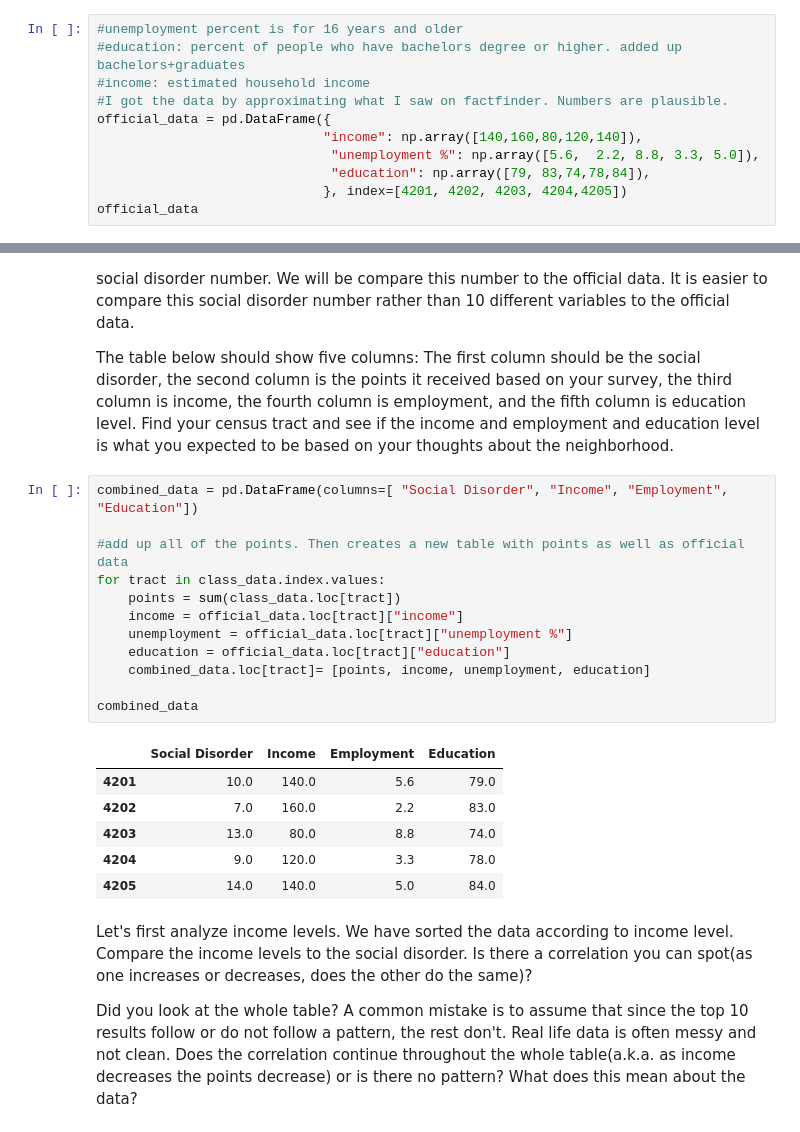
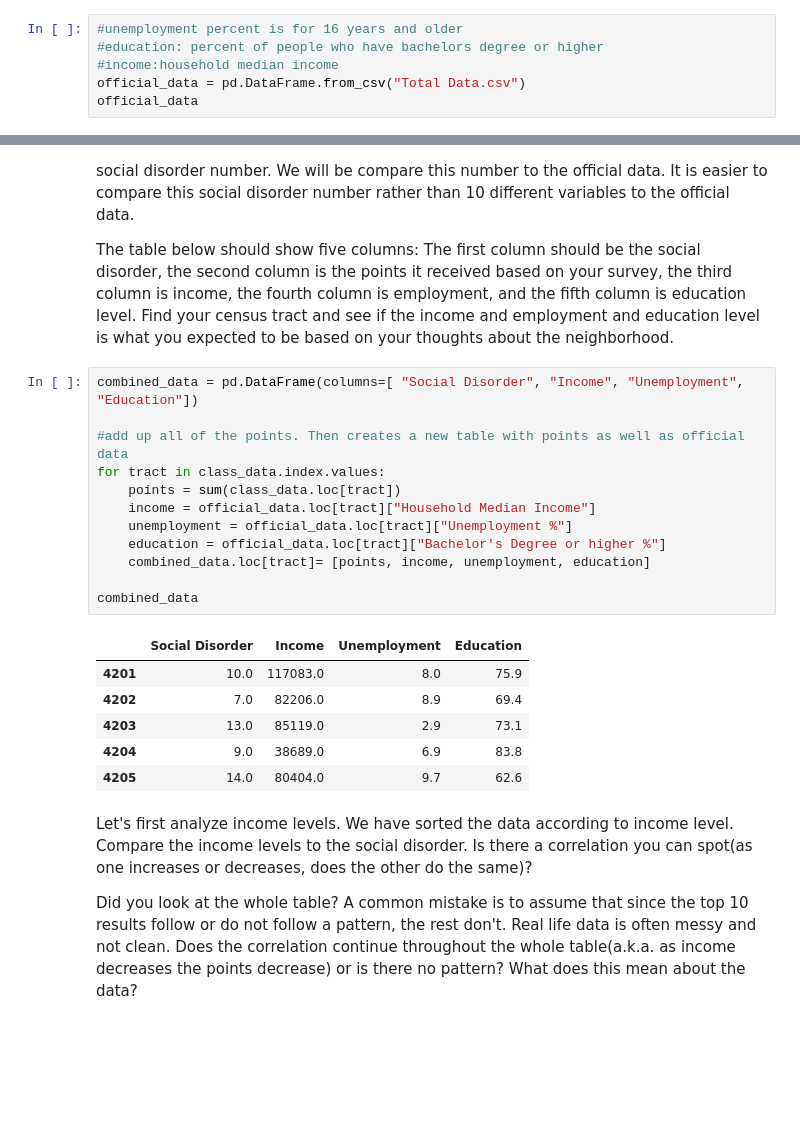
Before and after one commit to ds-modules/SOC-130AC, a Jupyter notebook: SOC+130AC.ipynb, the cells around one changed output, grey strips where cells are left out. Cells and saved outputs as stored; diff of their text form; blank space fills up the shorter version.

```diff
--- a/SOC+130AC.ipynb
+++ b/SOC+130AC.ipynb
@@ -100,13 +108,8 @@ class_data = pd.DataFrame({
 This is the data from American FactFinder.
 # %%
 #unemployment percent is for 16 years and older
-#education: percent of people who have bachelors degree or higher. added up bachelors+graduates
-#income: estimated household income
-#I got the data by approximating what I saw on factfinder. Numbers are plausible.
-official_data = pd.DataFrame({
-                             "income": np.array([140,160,80,120,140]),
-                              "unemployment %": np.array([5.6,  2.2, 8.8, 3.3, 5.0]),
-                              "education": np.array([79, 83,74,78,84]),
-                             }, index=[4201, 4202, 4203, 4204,4205])
+#education: percent of people who have bachelors degree or higher
+#income:household median income
+official_data = pd.DataFrame.from_csv("Total Data.csv")
 official_data
 # %% [output]
@@ -121,24 +136,24 @@ Let's analyze the class_data. If the number under the category is higher, it rep
 
 The table below should show five columns: The first column should be the social disorder, the second column is the points it received based on your survey, the third column is income, the fourth column is employment, and the fifth column is education level. Find your census tract and see if the income and employment and education level is what you expected to be based on your thoughts about the neighborhood.
 # %%
-combined_data = pd.DataFrame(columns=[ "Social Disorder", "Income", "Employment", "Education"])
+combined_data = pd.DataFrame(columns=[ "Social Disorder", "Income", "Unemployment", "Education"])
 
 #add up all of the points. Then creates a new table with points as well as official data
 for tract in class_data.index.values:
     points = sum(class_data.loc[tract])
-    income = official_data.loc[tract]["income"]
-    unemployment = official_data.loc[tract]["unemployment %"]
-    education = official_data.loc[tract]["education"]
+    income = official_data.loc[tract]["Household Median Income"]
+    unemployment = official_data.loc[tract]["Unemployment %"]
+    education = official_data.loc[tract]["Bachelor's Degree or higher %"]
     combined_data.loc[tract]= [points, income, unemployment, education]
 
 combined_data
 # %% [output]
-|  | Social Disorder | Income | Employment | Education |
-| 4201 | 10.0 | 140.0 | 5.6 | 79.0 |
-| 4202 | 7.0 | 160.0 | 2.2 | 83.0 |
-| 4203 | 13.0 | 80.0 | 8.8 | 74.0 |
-| 4204 | 9.0 | 120.0 | 3.3 | 78.0 |
-| 4205 | 14.0 | 140.0 | 5.0 | 84.0 |
+|  | Social Disorder | Income | Unemployment | Education |
+| 4201 | 10.0 | 117083.0 | 8.0 | 75.9 |
+| 4202 | 7.0 | 82206.0 | 8.9 | 69.4 |
+| 4203 | 13.0 | 85119.0 | 2.9 | 73.1 |
+| 4204 | 9.0 | 38689.0 | 6.9 | 83.8 |
+| 4205 | 14.0 | 80404.0 | 9.7 | 62.6 |
 # %% [markdown]
 Let's first analyze income levels. We have sorted the data according to income level. Compare the income levels to the social disorder. Is there a correlation you can spot(as one increases or decreases, does the other do the same)?
 
```
Also changed, not shown: parts of 7 cells of this notebook, 1 other file.
